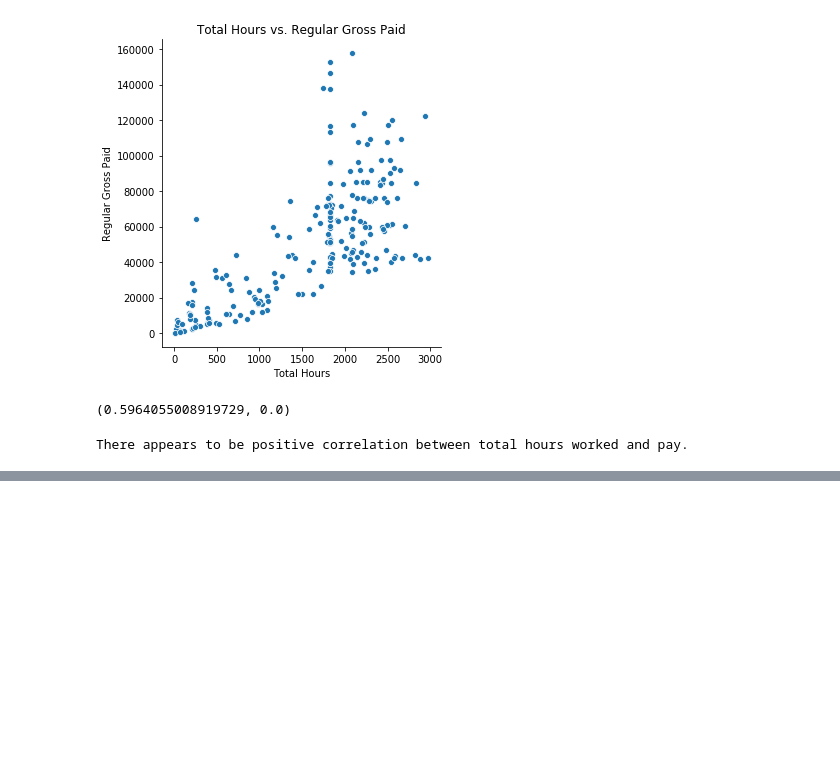
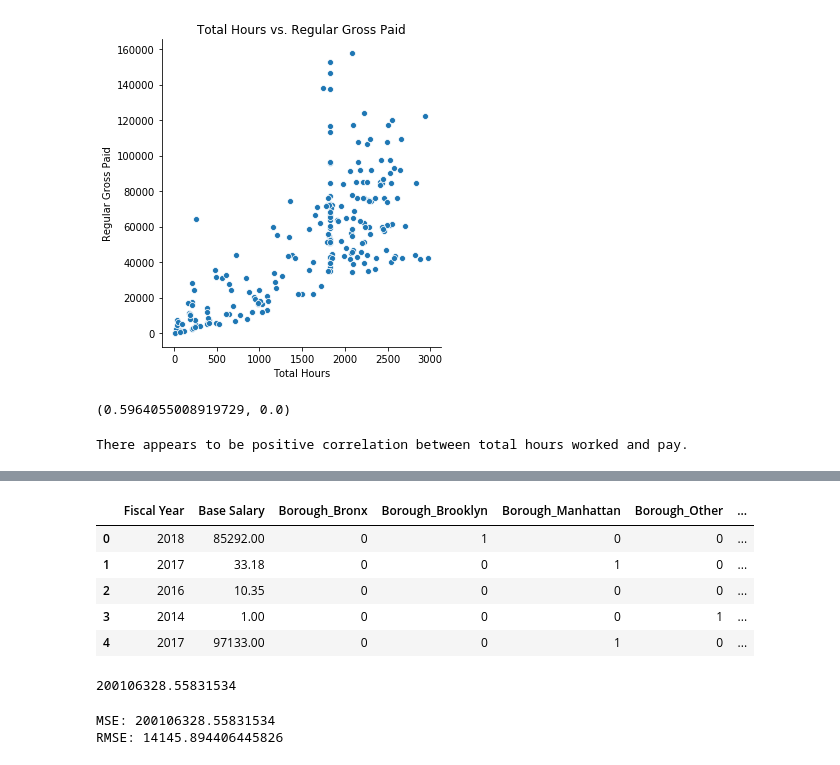
Before and after one commit to esm2000/nyc_payroll, a Jupyter notebook: citywide_payroll.ipynb, the cells around one changed output, grey strips where cells are left out. Cells and saved outputs as stored; diff of their text form; code cells hidden in the pictures; blank space fills up the shorter version.

```diff
--- a/citywide_payroll.ipynb
+++ b/citywide_payroll.ipynb
@@ -922,5 +937,41 @@ There appears to be positive correlation between total hours worked and pay.
+# %%
+payroll_sample2_dummies = pd.get_dummies(payroll_sample2, columns = ["Borough", "Leave Status as of June 30", "Pay Basis"])
+payroll_sample2_dummies.head()
+# %% [output]
+|  | Fiscal Year | Base Salary | Borough_Bronx | Borough_Brooklyn | Borough_Manhattan | Borough_Other | ... |
+| 0 | 2018 | 85292.00 | 0 | 1 | 0 | 0 | ... |
+| 1 | 2017 | 33.18 | 0 | 0 | 1 | 0 | ... |
+| 2 | 2016 | 10.35 | 0 | 0 | 0 | 0 | ... |
+| 3 | 2014 | 1.00 | 0 | 0 | 0 | 1 | ... |
+| 4 | 2017 | 97133.00 | 0 | 0 | 1 | 0 | ... |
 # %%
 # K-Nearest Neighbor Regressor with k = 5 to predict regular gross paid
+from sklearn.preprocessing import MinMaxScaler
+
+from sklearn.model_selection import train_test_split
+
+from sklearn.neighbors import KNeighborsClassifier
+from sklearn.neighbors import KNeighborsRegressor
     # create a 80/20 train-test split and utilize a k-nearest neighbor algorithm
-        # compute mse and rmse
-        # regular gross paid vs residuals
+X_train, X_test, y_train, y_test = train_test_split(payroll_sample2_dummies, regular_gross_paid, test_size = 0.2)
+
+scaler = MinMaxScaler(feature_range=(0, 1))
+X_train_scaled = scaler.fit_transform(X_train)
+
+X_test_scaled = scaler.fit_transform(X_test)
+
+k5nn = KNeighborsRegressor(n_neighbors = 5)
+k5nn.fit(X_train_scaled, y_train)
+y_pred = k5nn.predict(X_test_scaled)
+# %% [output]
+200106328.55831534
+# %%
+        # compute mse and rmse
+mse = ((y_test - y_pred)**2).mean()
+import math
+rmse = math.sqrt(mse)
+print("MSE: " + str(mse))
+print("RMSE: " + str(rmse))
+# %% [output]
+MSE: 200106328.55831534
+RMSE: 14145.894406445826
```
Also changed, not shown: parts of 4 cells of this notebook.
